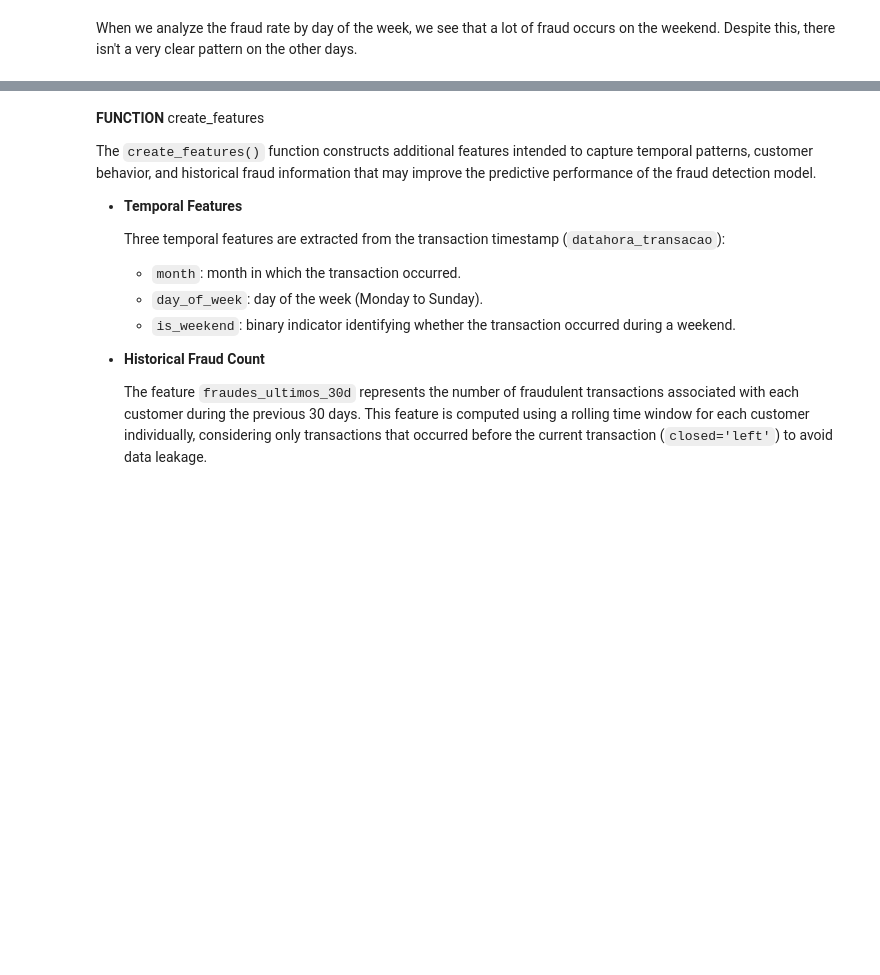
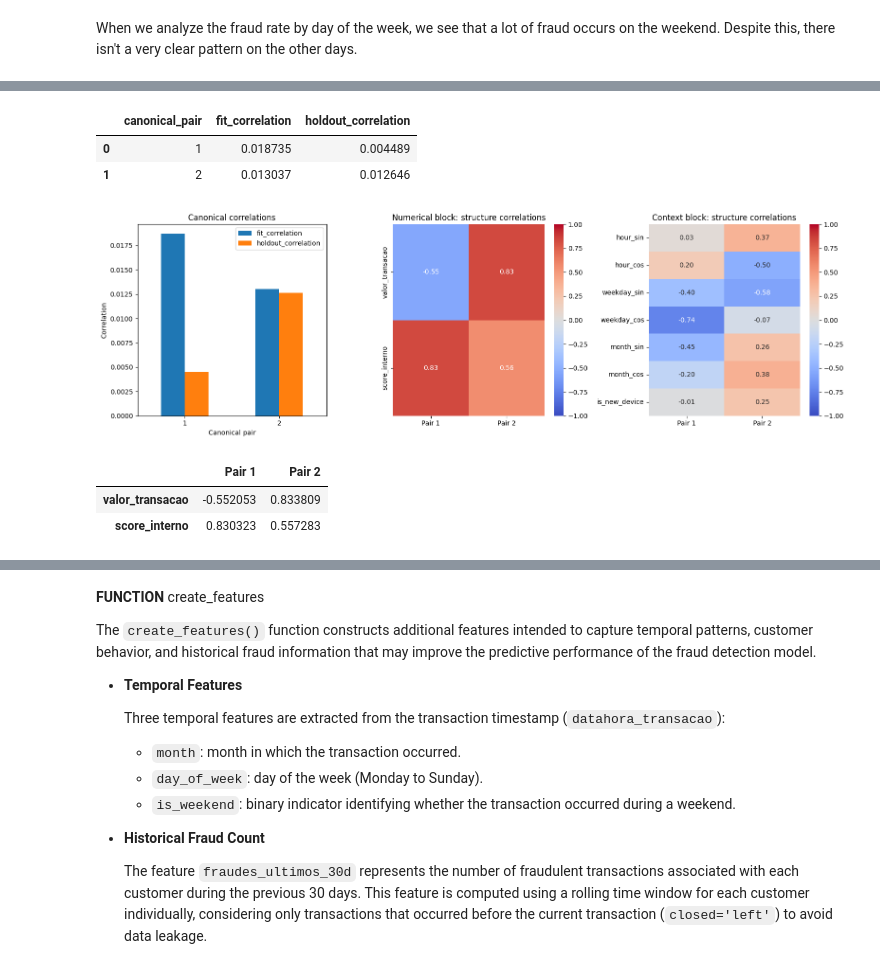
Before and after one commit to Leonardo-Correia/case_Artefact, a Jupyter notebook: challenge_artefact.ipynb, the cells around one changed output, grey strips where cells are left out. Cells and saved outputs as stored; diff of their text form; code cells hidden in the pictures; blank space fills up the shorter version.

```diff
--- a/challenge_artefact.ipynb
+++ b/challenge_artefact.ipynb
@@ -319,0 +362,77 @@ However, for the “valor_transacao” feature, a clear distinction is observed.
+# %%
+# Fit canonical correlation analysis and assess the associations on held-out rows.
+# ---------------------------------------
+# Keep the blocks separate: no target, identifiers, or amount-derived categories.
+cca_numeric = df_historical[
+    ['valor_transacao', 'score_interno']
+].astype(float)
+cca_time = df_historical['datahora_transacao']
+cca_context = pd.DataFrame({
+    'hour_sin': np.sin(2 * np.pi * cca_time.dt.hour / 24),
+    'hour_cos': np.cos(2 * np.pi * cca_time.dt.hour / 24),
+    'weekday_sin': np.sin(2 * np.pi * cca_time.dt.dayofweek / 7),
+    'weekday_cos': np.cos(2 * np.pi * cca_time.dt.dayofweek / 7),
+    'month_sin': np.sin(2 * np.pi * (cca_time.dt.month - 1) / 12),
+    'month_cos': np.cos(2 * np.pi * (cca_time.dt.month - 1) / 12),
+    'is_new_device': df_historical['is_new_device'].astype(float),
+}, index=df_historical.index)
+
+# Use a fixed sample for reproducible exploratory computation and exclude missing rows.
+# ---------------------------------------
+
+cca_complete = pd.concat([cca_numeric, cca_context], axis=1).replace(
+    [np.inf, -np.inf], np.nan
+).dropna()
+cca_sample = cca_complete.sample(n=min(50000, len(cca_complete)), random_state=42)
+cca_fit, cca_holdout = train_test_split(cca_sample, test_size=0.20, random_state=42)
+cca_x_columns = list(cca_numeric.columns)
+cca_y_columns = list(cca_context.columns)
+
+# Fit centering, scaling, and canonical directions on the fitting partition only.
+cca_model = CCA(n_components=2, scale=True, max_iter=2000, tol=1e-08)
+cca_fit_x, cca_fit_y = cca_model.fit_transform(
+    cca_fit[cca_x_columns], cca_fit[cca_y_columns]
+)
+cca_holdout_x, cca_holdout_y = cca_model.transform(
+    cca_holdout[cca_x_columns], cca_holdout[cca_y_columns]
+)
+cca_results = pd.DataFrame({
+    'canonical_pair': [1, 2],
+    'fit_correlation': [np.corrcoef(cca_fit_x[:, k], cca_fit_y[:, k])[0, 1]
+                        for k in range(2)],
+    'holdout_correlation': [np.corrcoef(cca_holdout_x[:, k], cca_holdout_y[:, k])[0, 1]
+                            for k in range(2)],
+})
+display(cca_results)
+
+# Interpret components through within-block structure correlations, not raw weights.
+# ---------------------------------------
+
+cca_x_loadings = pd.DataFrame(
+    np.corrcoef(cca_fit[cca_x_columns].to_numpy().T, cca_fit_x.T)[:2, 2:],
+    index=cca_x_columns, columns=['Pair 1', 'Pair 2'],
+)
+cca_y_loadings = pd.DataFrame(
+    np.corrcoef(cca_fit[cca_y_columns].to_numpy().T, cca_fit_y.T)[:7, 7:],
+    index=cca_y_columns, columns=['Pair 1', 'Pair 2'],
+)
+fig, axes = plt.subplots(1, 3, figsize=(16, 5))
+cca_results.set_index('canonical_pair').plot.bar(ax=axes[0], rot=0)
+axes[0].set(title='Canonical correlations', xlabel='Canonical pair', ylabel='Correlation')
+sns.heatmap(cca_x_loadings, annot=True, fmt='.2f', cmap='coolwarm',
+            vmin=-1, vmax=1, center=0, ax=axes[1])
+axes[1].set_title('Numerical block: structure correlations')
+sns.heatmap(cca_y_loadings, annot=True, fmt='.2f', cmap='coolwarm',
+            vmin=-1, vmax=1, center=0, ax=axes[2])
+axes[2].set_title('Context block: structure correlations')
+fig.tight_layout()
+plt.show()
+display(cca_x_loadings, cca_y_loadings)
+# %% [output]
+|  | canonical_pair | fit_correlation | holdout_correlation |
+| 0 | 1 | 0.018735 | 0.004489 |
+| 1 | 2 | 0.013037 | 0.012646 |
+[figure, added]
+|  | Pair 1 | Pair 2 |
+| valor_transacao | -0.552053 | 0.833809 |
+| score_interno | 0.830323 | 0.557283 |
```
Also changed, not shown: parts of 77 cells of this notebook, 2 other files.
